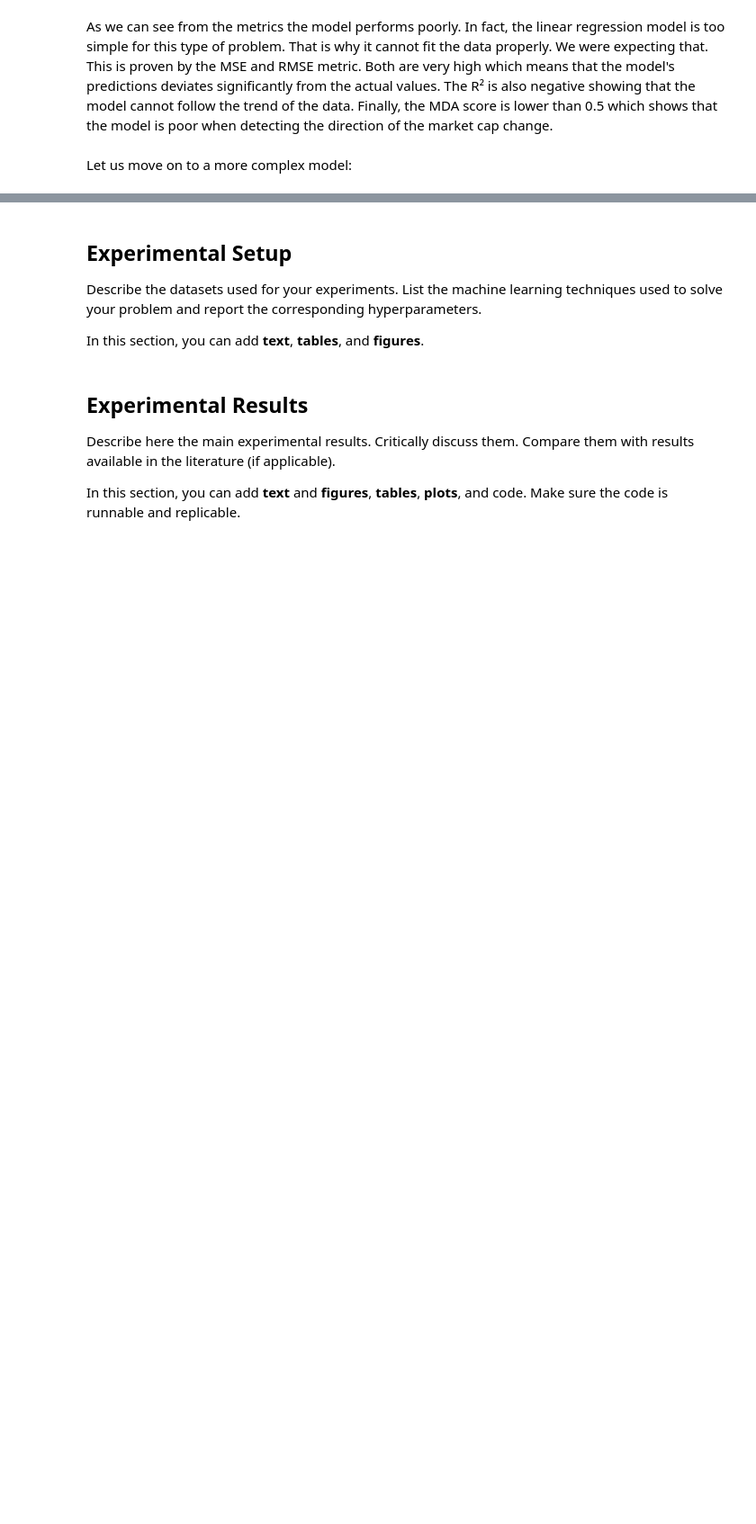
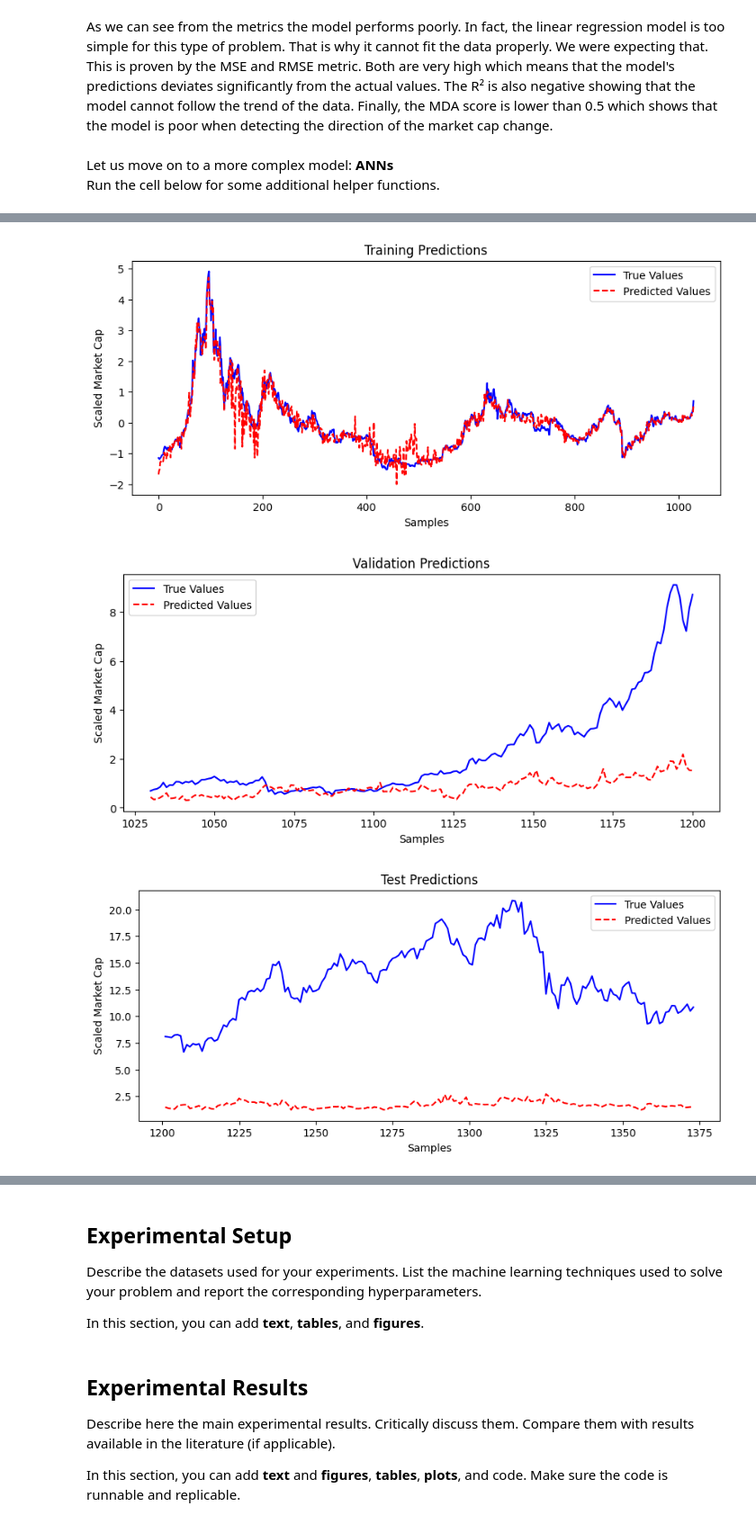
Before and after one commit to KhalilGarali/Crypto-MarketCap-Forecast-Based-On-SP500, a Jupyter notebook: main.ipynb, the cells around one changed output, grey strips where cells are left out. Shown at 90% size. Saved outputs shown, nothing was run; the diff lists cells and outputs as text; code cells hidden in the pictures; blank space fills up the shorter version.

```diff
--- a/main.ipynb
+++ b/main.ipynb
@@ -732,4 +760,5 @@ plot_predictions(y_val, y_val_pred, y_test, y_test_pred)
 # %% [markdown]
 As we can see from the metrics the model performs poorly. In fact, the linear regression model is too simple for this type of problem. That is why it cannot fit the data properly. We were expecting that. This is proven by the MSE and RMSE metric. Both are very high which means that the model's predictions deviates significantly from the actual values. The R² is also negative showing that the model cannot follow the trend of the data. Finally, the MDA score is lower than 0.5 which shows that the model is poor when detecting the direction of the market cap change.
 # %% [markdown]
-Let us move on to a more complex model:
+Let us move on to a more complex model: **ANNs**
+Run the cell below for some additional helper functions.
@@ -735,0 +803,63 @@ Let us move on to a more complex model:
+# %%
+class ANNCryptoMarketCapPredictor(nn.Module):
+    def __init__(self, input_size: int, output_size: int = 1):
+        super().__init__()
+        self.model = nn.Sequential(
+            nn.Linear(input_size, 128),
+            nn.ReLU(),
+            nn.Linear(128, 64),
+            nn.ReLU(),
+            nn.Linear(64, 32),
+            nn.ReLU(),
+            nn.Linear(32, output_size)
+        )
+
+    def forward(self, x: torch.Tensor) -> torch.Tensor:
+        return self.model(x)
+# %%
+# Hyperparameters
+input_size = X_train.shape[1]
+lr = 0.001
+epochs = 500
+
+# Initialize model
+model = ANNCryptoMarketCapPredictor(input_size)
+criterion = nn.MSELoss()
+optimizer = optim.Adam(model.parameters(), lr=lr)
+
+# Convert data to tensors
+X_train_tensor = torch.tensor(X_train, dtype=torch.float32)
+y_train_tensor = torch.tensor(y_train, dtype=torch.float32)
+X_val_tensor = torch.tensor(X_val, dtype=torch.float32)
+y_val_tensor = torch.tensor(y_val, dtype=torch.float32)
+X_test_tensor = torch.tensor(X_test, dtype=torch.float32)
+y_test_tensor = torch.tensor(y_test, dtype=torch.float32)
+
+train_losses, val_losses = train_model(
+    model, criterion, optimizer,
+    X_train_tensor, y_train_tensor,
+    X_val_tensor, y_val_tensor,
+    epochs
+)
+
+model.eval()
+with torch.no_grad():
+    train_pred = model(X_train_tensor)
+    val_pred = model(X_val_tensor)
+    test_pred = model(X_test_tensor)
+
+    train_metrics = evaluate_model(y_train_tensor.detach().numpy(), train_pred)
+    val_metrics = evaluate_model(y_val_tensor.detach().numpy(), val_pred)
+    test_metrics = evaluate_model(y_test_tensor.detach().numpy(), test_pred)
+
+# Print metric results
+print_evaluation_metric_results(train_metrics, "Training")
+print_evaluation_metric_results(val_metrics, "Validation")
+print_evaluation_metric_results(test_metrics, "Test")
+
+# Plot predictions and loss curves
+plot_predictions(y_train, train_pred, TRAIN_INDICES, "Training Predictions")
+plot_predictions(y_val, val_pred, VAL_INDICES, "Validation Predictions")
+plot_predictions(y_test, test_pred, TEST_INDICES, "Test Predictions")
+plot_loss_curves(train_losses, val_losses)
+# %% [output]
@@ -735,0 +883,3 @@ Let us move on to a more complex model:
+[figure, added]
+[figure, added]
+[figure, added]
```
Also changed, not shown: parts of 8 cells of this notebook.
